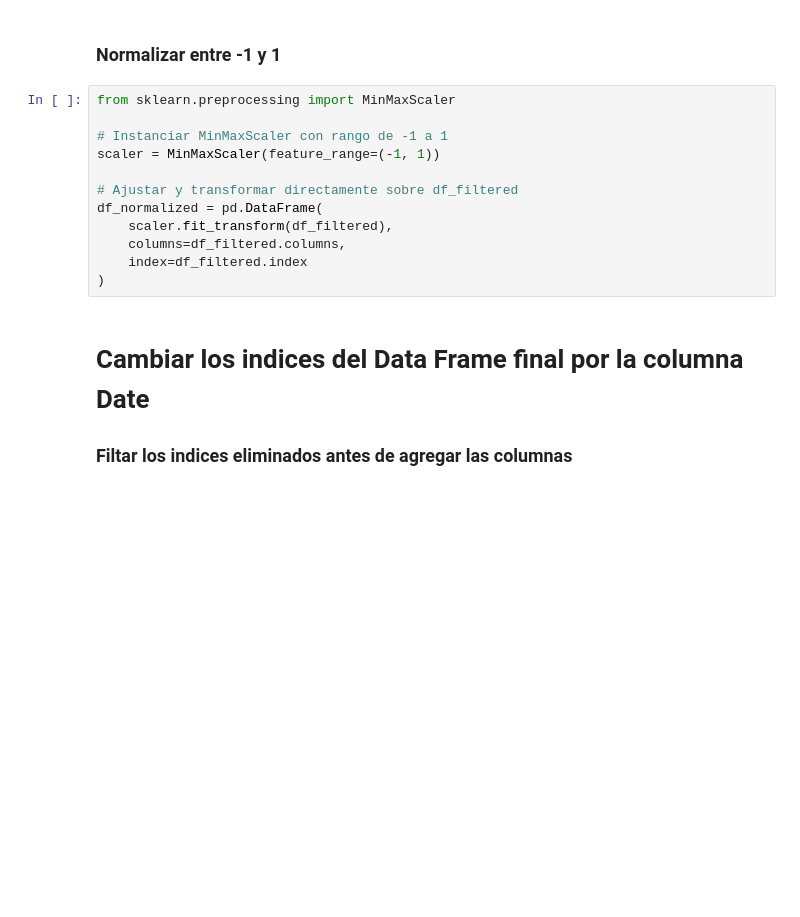
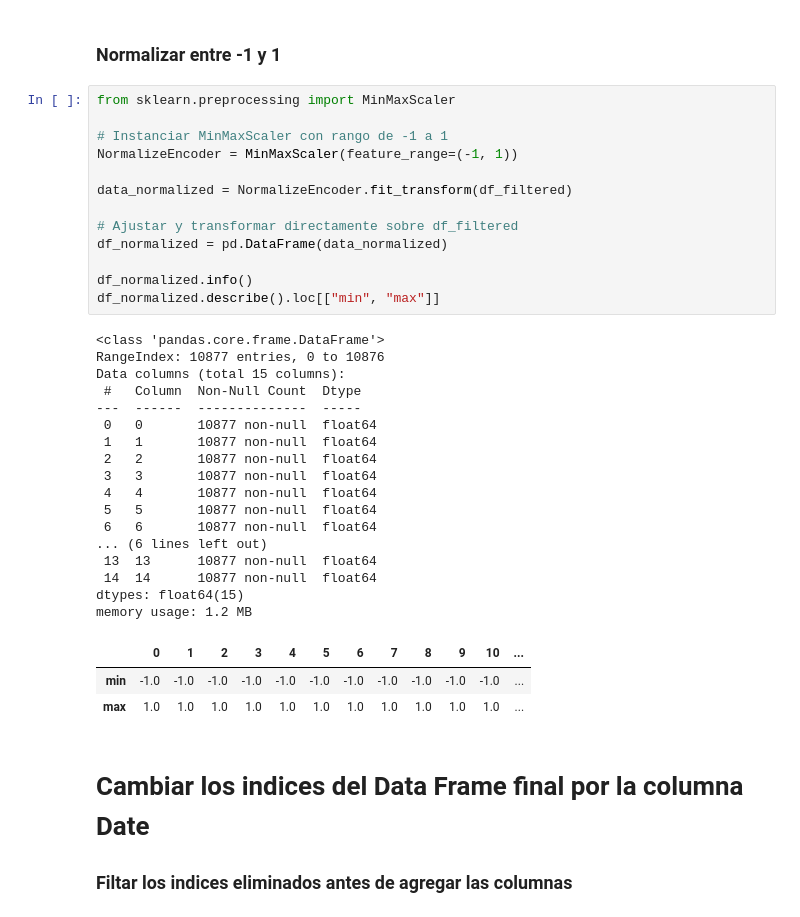
Before and after one commit to Javitodev1/data-science-challenge, a Jupyter notebook: src/doc/02_data_processing_LSTM.ipynb, the cells around one changed output. Cells and saved outputs as stored; diff of their text form; blank space fills up the shorter version.

```diff
--- a/src/doc/02_data_processing_LSTM.ipynb
+++ b/src/doc/02_data_processing_LSTM.ipynb
@@ -252,15 +257,37 @@ removed_indices.to_series(name='removed_index').to_csv(
 # %%
 from sklearn.preprocessing import MinMaxScaler
 
 # Instanciar MinMaxScaler con rango de -1 a 1
-scaler = MinMaxScaler(feature_range=(-1, 1))
+NormalizeEncoder = MinMaxScaler(feature_range=(-1, 1))
+
+data_normalized = NormalizeEncoder.fit_transform(df_filtered)
 
 # Ajustar y transformar directamente sobre df_filtered
-df_normalized = pd.DataFrame(
-    scaler.fit_transform(df_filtered),
-    columns=df_filtered.columns,
-    index=df_filtered.index
-)
+df_normalized = pd.DataFrame(data_normalized)
+
+df_normalized.info()
+df_normalized.describe().loc[["min", "max"]]
+# %% [output]
+<class 'pandas.core.frame.DataFrame'>
+RangeIndex: 10877 entries, 0 to 10876
+Data columns (total 15 columns):
+ #   Column  Non-Null Count  Dtype
+---  ------  --------------  -----
+ 0   0       10877 non-null  float64
+ 1   1       10877 non-null  float64
+ 2   2       10877 non-null  float64
+ 3   3       10877 non-null  float64
+ 4   4       10877 non-null  float64
+ 5   5       10877 non-null  float64
+ 6   6       10877 non-null  float64
+... (6 lines left out)
+ 13  13      10877 non-null  float64
+ 14  14      10877 non-null  float64
+dtypes: float64(15)
+memory usage: 1.2 MB
+|  | 0 | 1 | 2 | 3 | 4 | 5 | 6 | 7 | 8 | 9 | 10 | ... |
+| min | -1.0 | -1.0 | -1.0 | -1.0 | -1.0 | -1.0 | -1.0 | -1.0 | -1.0 | -1.0 | -1.0 | ... |
+| max | 1.0 | 1.0 | 1.0 | 1.0 | 1.0 | 1.0 | 1.0 | 1.0 | 1.0 | 1.0 | 1.0 | ... |
 # %% [markdown]
 # Cambiar los indices del Data Frame final por la columna Date
 ### Filtar los indices eliminados antes de agregar las columnas
```
Also changed, not shown: parts of 9 cells of this notebook.
